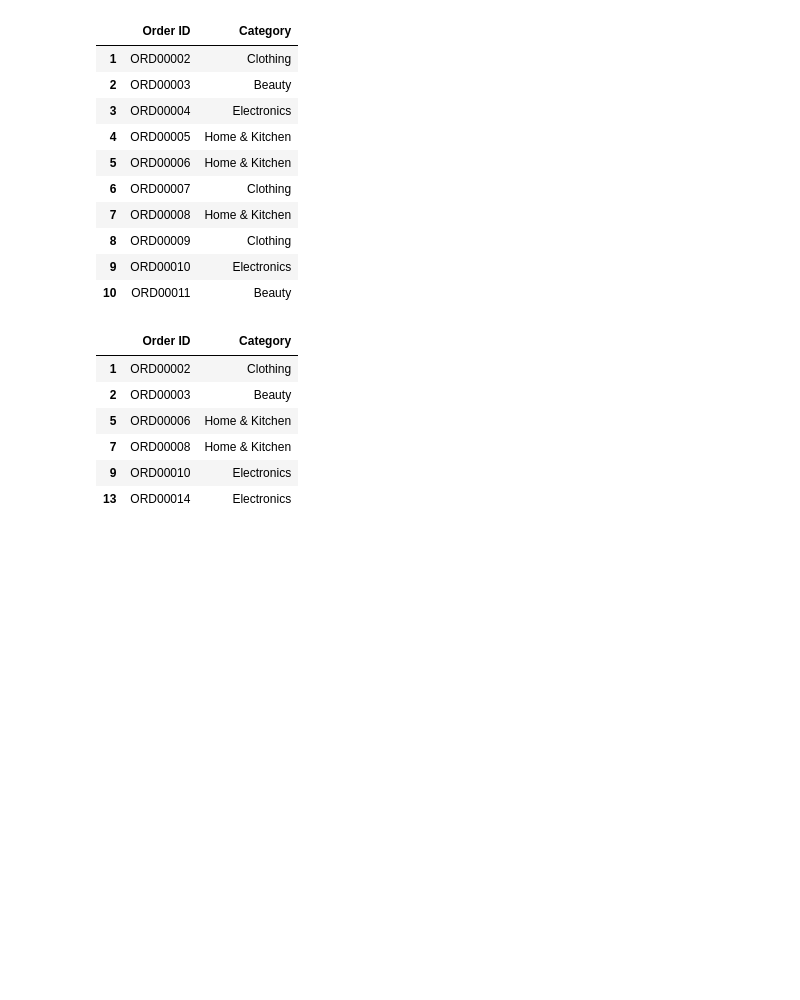
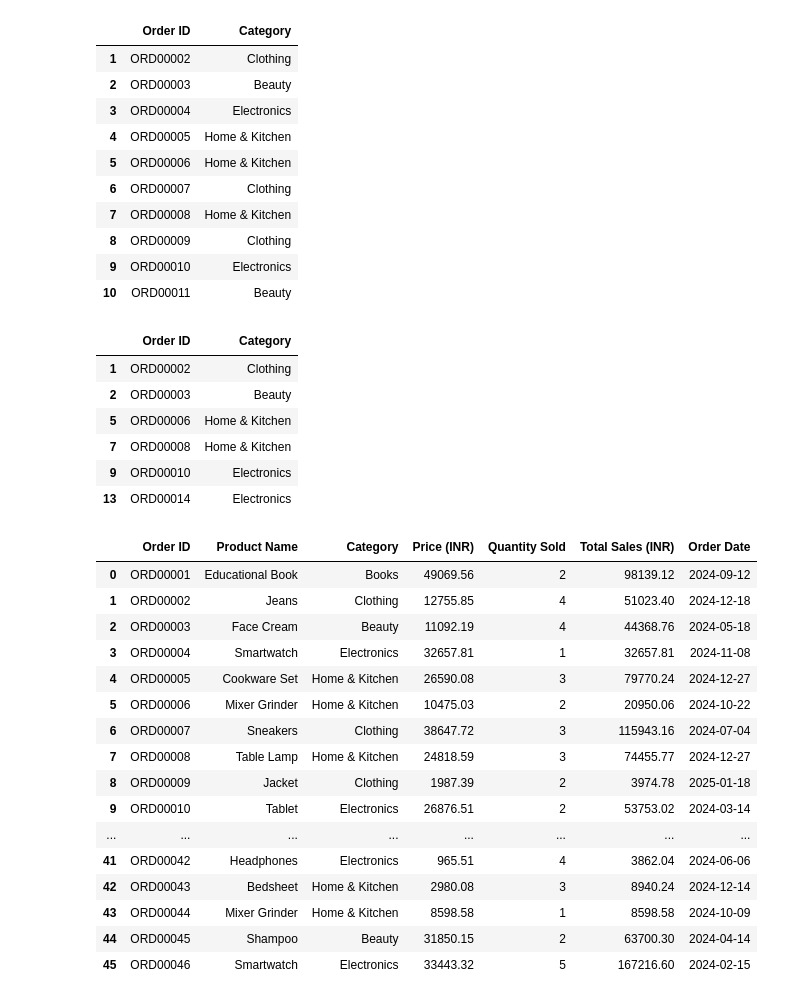
Before and after one commit to Yaminikanta/Python_Libraries, a Jupyter notebook: 02-Pandas/class_pandas.ipynb, the cells around one changed output. Saved outputs shown, nothing was run; the diff lists cells and outputs as text; code cells hidden in the pictures; blank space fills up the shorter version.

```diff
--- a/02-Pandas/class_pandas.ipynb
+++ b/02-Pandas/class_pandas.ipynb
@@ -350,3 +350,24 @@ d1.loc[[1,2,5,7,9,13],['Order ID','Category']]                # it is used to re
 | 7 | ORD00008 | Home & Kitchen |
 | 9 | ORD00010 | Electronics |
 | 13 | ORD00014 | Electronics |
+# %%
+# d1.iloc[row_slicing,column_slicing]                         # it will take row index and column index
+d1.iloc[0:46,0:7]
+# %% [output]
+|  | Order ID | Product Name | Category | Price (INR) | Quantity Sold | Total Sales (INR) | Order Date |
+| 0 | ORD00001 | Educational Book | Books | 49069.56 | 2 | 98139.12 | 2024-09-12 |
+| 1 | ORD00002 | Jeans | Clothing | 12755.85 | 4 | 51023.40 | 2024-12-18 |
+| 2 | ORD00003 | Face Cream | Beauty | 11092.19 | 4 | 44368.76 | 2024-05-18 |
+| 3 | ORD00004 | Smartwatch | Electronics | 32657.81 | 1 | 32657.81 | 2024-11-08 |
+| 4 | ORD00005 | Cookware Set | Home & Kitchen | 26590.08 | 3 | 79770.24 | 2024-12-27 |
+| 5 | ORD00006 | Mixer Grinder | Home & Kitchen | 10475.03 | 2 | 20950.06 | 2024-10-22 |
+| 6 | ORD00007 | Sneakers | Clothing | 38647.72 | 3 | 115943.16 | 2024-07-04 |
+| 7 | ORD00008 | Table Lamp | Home & Kitchen | 24818.59 | 3 | 74455.77 | 2024-12-27 |
+| 8 | ORD00009 | Jacket | Clothing | 1987.39 | 2 | 3974.78 | 2025-01-18 |
+| 9 | ORD00010 | Tablet | Electronics | 26876.51 | 2 | 53753.02 | 2024-03-14 |
+| ... | ... | ... | ... | ... | ... | ... | ... |
+| 41 | ORD00042 | Headphones | Electronics | 965.51 | 4 | 3862.04 | 2024-06-06 |
+| 42 | ORD00043 | Bedsheet | Home & Kitchen | 2980.08 | 3 | 8940.24 | 2024-12-14 |
+| 43 | ORD00044 | Mixer Grinder | Home & Kitchen | 8598.58 | 1 | 8598.58 | 2024-10-09 |
+| 44 | ORD00045 | Shampoo | Beauty | 31850.15 | 2 | 63700.30 | 2024-04-14 |
+| 45 | ORD00046 | Smartwatch | Electronics | 33443.32 | 5 | 167216.60 | 2024-02-15 |
```
